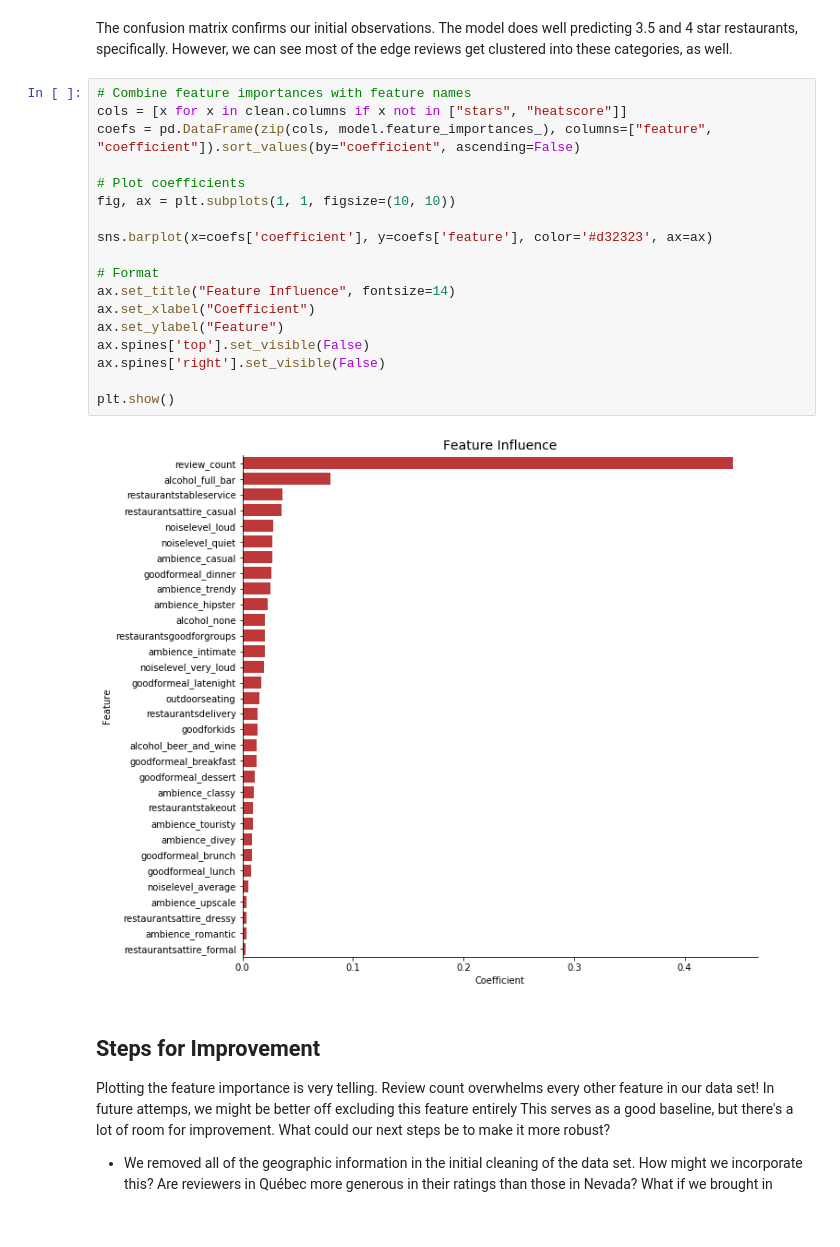
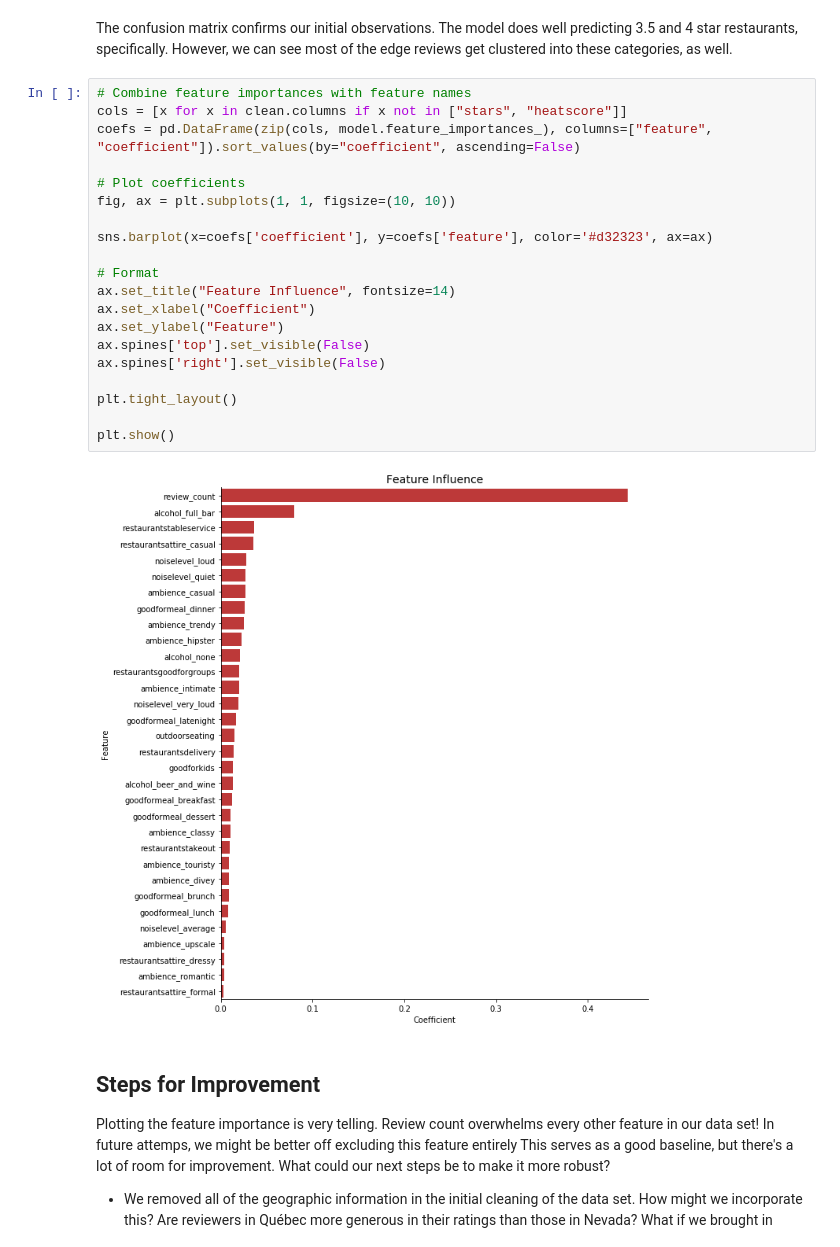
Before and after one commit to zgongaware/what_makes_a_hotspot, a Jupyter notebook: notebooks/Yelp Restaurant Exploration.ipynb, the cells around one changed output. Drawn from its saved outputs; the diff is of its cells as text.

```diff
--- a/notebooks/Yelp Restaurant Exploration.ipynb
+++ b/notebooks/Yelp Restaurant Exploration.ipynb
@@ -610,23 +612,25 @@ The confusion matrix confirms our initial observations.  The model does well pre
 # %%
 # Combine feature importances with feature names
 cols = [x for x in clean.columns if x not in ["stars", "heatscore"]]
 coefs = pd.DataFrame(zip(cols, model.feature_importances_), columns=["feature", "coefficient"]).sort_values(by="coefficient", ascending=False)
 
 # Plot coefficients
 fig, ax = plt.subplots(1, 1, figsize=(10, 10))
 
 sns.barplot(x=coefs['coefficient'], y=coefs['feature'], color='#d32323', ax=ax)
 
 # Format
 ax.set_title("Feature Influence", fontsize=14)
 ax.set_xlabel("Coefficient")
 ax.set_ylabel("Feature")
 ax.spines['top'].set_visible(False)
 ax.spines['right'].set_visible(False)
 
+plt.tight_layout()
+
 plt.show()
 # %% [output]
-[figure, old version]
+[figure, new version]
 # %% [markdown]
 ## Steps for Improvement
 
```
Also changed, not shown: parts of 1 cell of this notebook.
